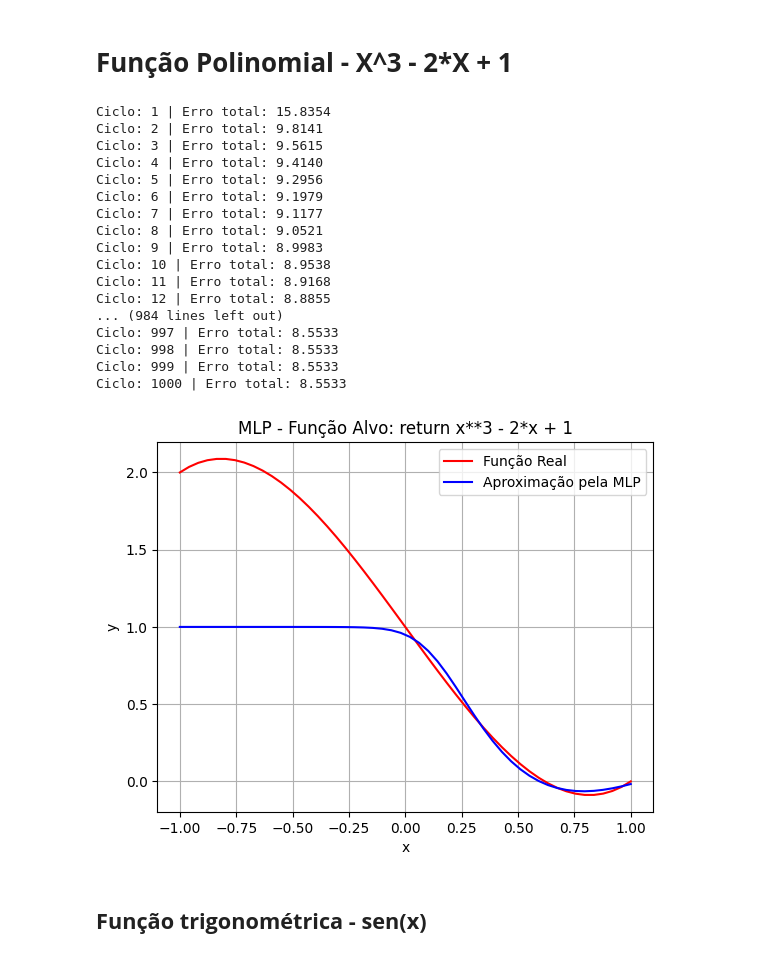
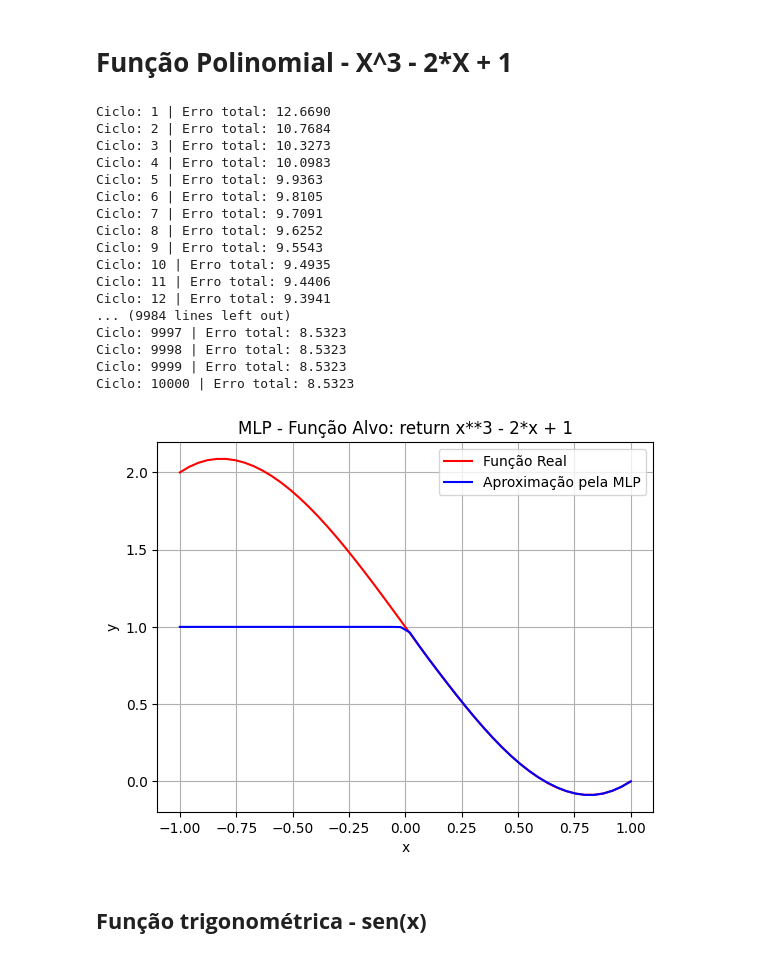
Before and after one commit to evoradev/EstudosIA, a Jupyter notebook: MLP/mlptestes.ipynb, the cells around one changed output. Cells and saved outputs as stored; diff of their text form; code cells hidden in the pictures.

```diff
--- a/MLP/mlptestes.ipynb
+++ b/MLP/mlptestes.ipynb
@@ -131,10 +131,10 @@ funcao_alvo_str = inspect.getsource(target_function).strip().split(":")[1].strip
 
 # Configurações da rede neural
 entradas = 1                  # Número de entradas
-camadas_ocultas = [100, 50]   # Número de neurônios em cada camada oculta
+camadas_ocultas = [100, 50, 25, 10, 5]   # Número de neurônios em cada camada oculta
 alfa = 0.005                  # Taxa de aprendizado
-erro_tolerado = 0.0001        # Erro máximo permitido
-ciclos_maximos = 1000         # Número máximo de ciclos
+erro_tolerado = 0.0005        # Erro máximo permitido
+ciclos_maximos = 10000         # Número máximo de ciclos
 xmin, xmax = -1, 1            # Domínio da função
 npontos = 50                  # Número de pontos de dados
 epsilon = 1e-8                # Constante para evitar divisão por zero no AdaGrad
@@ -179,51 +179,51 @@ while erro_total > erro_tolerado and ciclo < ciclos_maximos:
             biases_acumulados[i] += grad_b**2
 
             # Atualização dos pesos e biases com AdaGrad
             pesos[i] += (alfa * grad_w) / (np.sqrt(pesos_acumulados[i]) + epsilon)
             biases[i] += (alfa * grad_b) / (np.sqrt(biases_acumulados[i]) + epsilon)
 
             if i > 0:
                 grad = np.dot(grad, pesos[i].T) * (1 - ativacoes[i]**2)
 
     ciclo += 1
     print(f"Ciclo: {ciclo} | Erro total: {erro_total:.4f}")  # Log do progresso
 
 # Previsão final
 y_final = np.zeros_like(t_orig)
 for i in range(x_orig.shape[0]):
     ativacoes = [x_orig[i, :].reshape(1, -1)]
     for w, b in zip(pesos, biases):
         ativacoes.append(np.tanh(np.dot(ativacoes[-1], w) + b))
     y_final[i] = ativacoes[-1]
 
 # Visualização dos resultados
 plt.plot(x_orig, t_orig, color='red', label='Função Real')
 plt.plot(x_orig, y_final, color='blue', label='Aproximação pela MLP')
 plt.legend()
 plt.title(f"MLP - Função Alvo: {funcao_alvo_str}")
 plt.xlabel("x")
 plt.ylabel("y")
 plt.grid()
 plt.show()
 # %% [output]
-Ciclo: 1 | Erro total: 15.8354
-Ciclo: 2 | Erro total: 9.8141
-Ciclo: 3 | Erro total: 9.5615
-Ciclo: 4 | Erro total: 9.4140
-Ciclo: 5 | Erro total: 9.2956
-Ciclo: 6 | Erro total: 9.1979
-Ciclo: 7 | Erro total: 9.1177
-Ciclo: 8 | Erro total: 9.0521
-Ciclo: 9 | Erro total: 8.9983
-Ciclo: 10 | Erro total: 8.9538
-Ciclo: 11 | Erro total: 8.9168
-Ciclo: 12 | Erro total: 8.8855
-... (984 lines left out)
-Ciclo: 997 | Erro total: 8.5533
-Ciclo: 998 | Erro total: 8.5533
-Ciclo: 999 | Erro total: 8.5533
-Ciclo: 1000 | Erro total: 8.5533
+Ciclo: 1 | Erro total: 12.6690
+Ciclo: 2 | Erro total: 10.7684
+Ciclo: 3 | Erro total: 10.3273
+Ciclo: 4 | Erro total: 10.0983
+Ciclo: 5 | Erro total: 9.9363
+Ciclo: 6 | Erro total: 9.8105
+Ciclo: 7 | Erro total: 9.7091
+Ciclo: 8 | Erro total: 9.6252
+Ciclo: 9 | Erro total: 9.5543
+Ciclo: 10 | Erro total: 9.4935
+Ciclo: 11 | Erro total: 9.4406
+Ciclo: 12 | Erro total: 9.3941
+... (9984 lines left out)
+Ciclo: 9997 | Erro total: 8.5323
+Ciclo: 9998 | Erro total: 8.5323
+Ciclo: 9999 | Erro total: 8.5323
+Ciclo: 10000 | Erro total: 8.5323
-[figure, old version]
+[figure, new version]
 # %% [markdown]
 ## **Função trigonométrica - sen(x)**
 # %%
```
Also changed, not shown: parts of 3 cells of this notebook, 1 other file.
